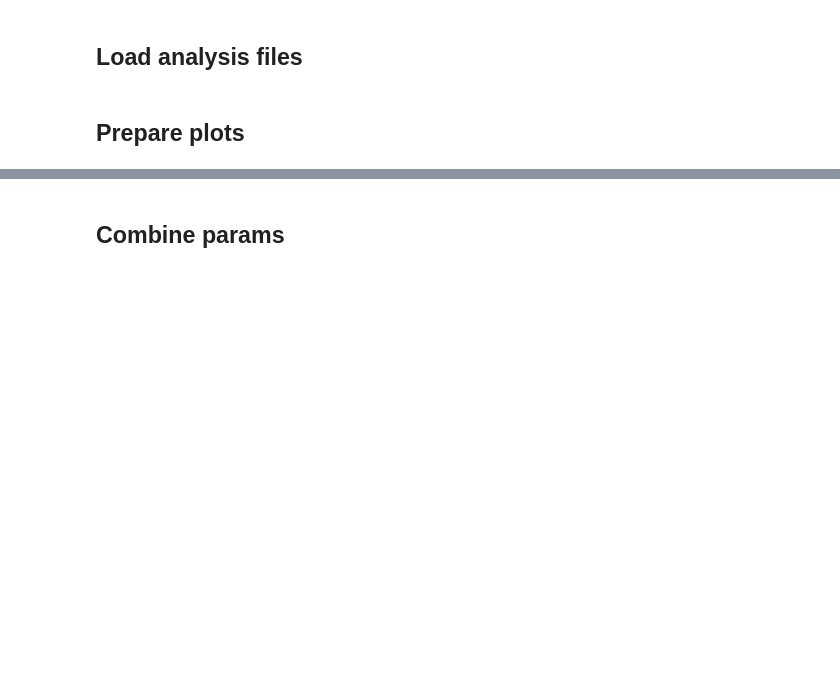
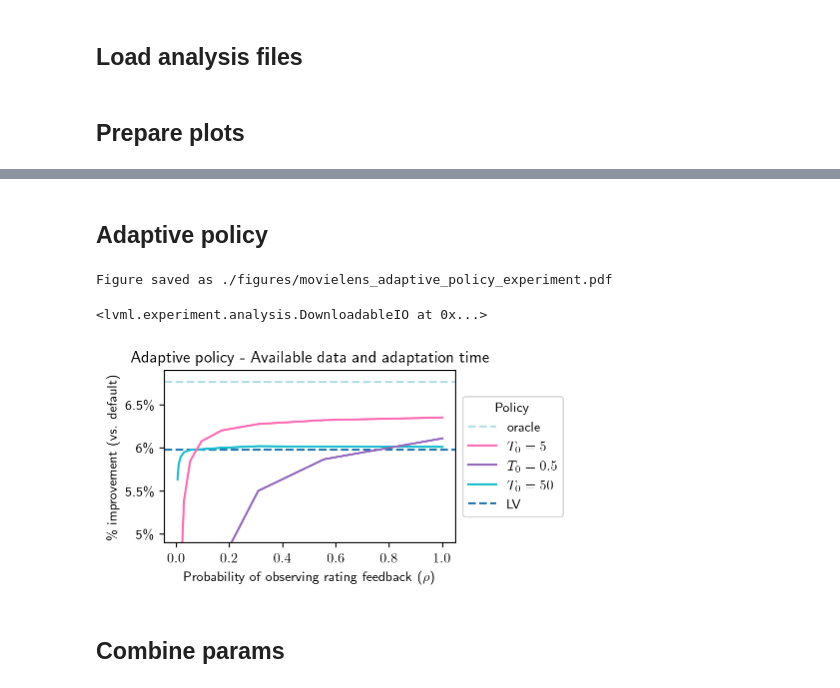
Before and after one commit to edensaig/suggest-breaks, a Jupyter notebook: experiment_analysis.ipynb, the cells around one changed output, grey strips where cells are left out. Saved outputs shown, nothing was run; the diff lists cells and outputs as text; code cells hidden in the pictures; blank space fills up the shorter version.

```diff
--- a/experiment_analysis.ipynb
+++ b/experiment_analysis.ipynb
@@ -291,3 +388,80 @@ fig.download('movielens_experiment.pdf')
+# %% [markdown]
+## Adaptive policy
+# %%
+policy_color_config={
+    # (selected_predictor,'myopic'): ('default', 'tab:gray', '--'),
+    # (selected_predictor,'argmax'): ('best-of', 'tab:green', ':'),
+    (selected_predictor,'lv_engagement'): ('LV', 'tab:blue', '--'),
+    # (selected_predictor,'lv_engagement_adaptive'): ('LV-adaptive', 'tab:purple', ':'),
+    # (selected_predictor,'lv_engagement_true_ratings'): ('LV-true-ratings', 'tab:cyan', ':'),
+    ('oracle','lv_engagement'): ('oracle', 'powderblue', '--'),
+}
+
+T0_vec = [5,0.5,50]
+fig,ax=subplots_latex(
+    1,1,
+    row_width_type='columnwidth',
+    row_height_factor=0.16,
+)
+
+adaptive_with_yerr = (
+    adaptive_full_df
+    .loc[(selected_predictor,'lv_engagement_adaptive')]
+    .unstack()
+    .swaplevel(axis=1)
+    .sort_index(axis=1)
+    # .plot.line(ax=ax)
+    # .xs('lv_engagement_adaptive',level=1)
+)
+
+for i,T0 in enumerate(T0_vec):
+    c = [
+        'hotpink',
+        'tab:purple',
+        'tab:cyan',
+    ][i]
+    adaptive_with_yerr[T0]['mean'].plot.line(
+        label=f'$T_0={T0:.2g}$',
+        color=c,
+        zorder=-i,
+    )
+
+for policy, (label, c, ls) in policy_color_config.items():
+    ax.axhline(
+        adaptive_full_df.loc[policy]['mean'].iloc[0],
+        zorder=-10,
+        label=label,
+        color=c,
+        linestyle=ls,
+    )
+
+handles, labels = ax.get_legend_handles_labels()
+order = [4,0,1,2,3]
+assert len(order)==len(labels)
+ax.legend(
+    [handles[idx] for idx in order],
+    [labels[idx] for idx in order],
+    loc='center left',
+    bbox_to_anchor=(1, 0.5),
+    title='Policy',
+)
+
+ax.set(
+    # xscale='log',
+    xlabel='Probability of observing rating feedback ($\\rho$)',
+    ylabel=r'\% improvement (vs. default)',
+    title=f'Adaptive policy - Available data and adaptation time',
+    # ylim=(0.985,None)
+    # ylim=(1.038,None)
+    ylim=(1.049,1.069)
+)
+
+ax.yaxis.set_major_formatter(matplotlib.ticker.FuncFormatter(lambda x,pos: f'{(x-1)*100:.2g}\%'))
+fig.save_and_download(f'./figures/{dataset}_adaptive_policy_experiment.pdf')
+# %% [output]
+Figure saved as ./figures/movielens_adaptive_policy_experiment.pdf
+<lvml.experiment.analysis.DownloadableIO at 0x...>
+[figure, added]
 # %% [markdown]
 ## Combine params
 # %%
```
Also changed, not shown: parts of 13 cells of this notebook, 11 other files.
